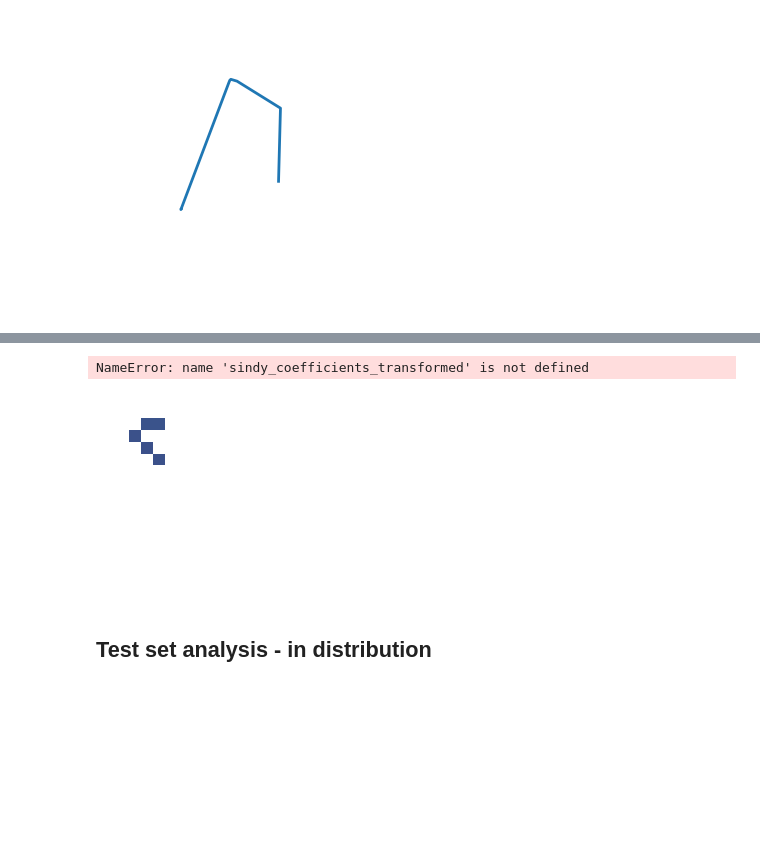
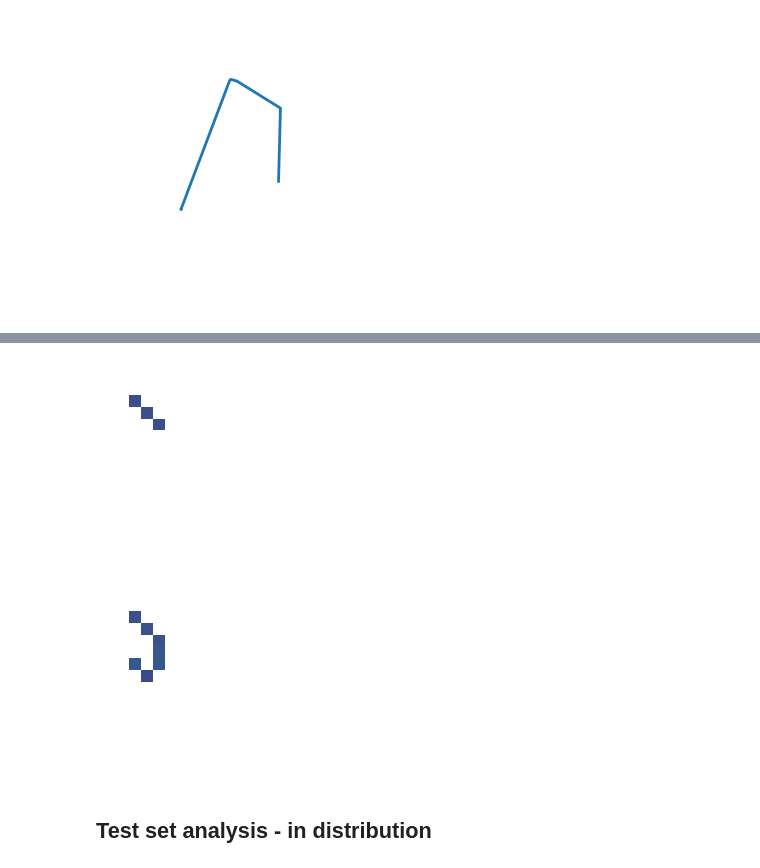
Before and after one commit to aygalic/SindyAutoencoders, a Jupyter notebook: examples/thomas/test_thomas.ipynb, the cells around one changed output, grey strips where cells are left out. Cells and saved outputs as stored; diff of their text form; code cells hidden in the pictures; blank space fills up the shorter version.

```diff
--- a/examples/thomas/test_thomas.ipynb
+++ b/examples/thomas/test_thomas.ipynb
@@ -34,7 +32,6 @@ data_path = os.getcwd() + '/'
 save_name = 'model1'
 
 
-save_name = 'lorenz_2023_03_27_01_14_27_446811'
 save_name = 'lorenz_2023_03_27_11_15_00_697287'  # this is a "working" model
 
 
@@ -53,14 +50,13 @@ for key in autoencoder_network.keys():
 # %% [markdown]
 ## Single trajectory plots
 # %%
-t = np.arange(0,20,.01)
-t = np.linspace(0, 500, 5000) # keeping it conscistent
+t = np.linspace(0, 500, 5000)
 
 
 z0 = np.array([[-8,7,27]])
 
-test_data = generate_thomas_data(z0, t, params['input_dim'], linear=False, normalization=np.array([1/40,1/40,1/40]))
-test_data = generate_thomas_data(z0, t, params['input_dim'], linear=False) #test
+#test_data = generate_thomas_data(z0, t, params['input_dim'], linear=False, normalization=np.array([1/40,1/40,1/40]))
+test_data = generate_thomas_data(z0, t, params['input_dim'], linear=False) # we don't really need normalization
 test_data['x'] = test_data['x'].reshape((-1,params['input_dim']))
 test_data['dx'] = test_data['dx'].reshape((-1,params['input_dim']))
 test_data['z'] = test_data['z'].reshape((-1,params['latent_dim']))
@@ -236,35 +188,35 @@ NameError: name 'z_sim' is not defined
 # %%
 Xi_plot = (params['coefficient_mask']*test_set_results['sindy_coefficients'])
 Xi_plot[Xi_plot==0] = np.inf
 plt.figure(figsize=(1,2))
 plt.imshow(Xi_plot, interpolation='none')
 plt.xticks([])
 plt.yticks([])
 plt.axis('off')
 plt.clim([-10,30])
 
-Xi_transformed_plot = np.copy(sindy_coefficients_transformed)
-Xi_transformed_plot[Xi_transformed_plot==0] = np.inf
-plt.figure(figsize=(1,2))
-plt.imshow(Xi_transformed_plot, interpolation='none')
-plt.xticks([])
-plt.yticks([])
-plt.axis('off')
-plt.clim([-10,30])
+#Xi_transformed_plot = np.copy(sindy_coefficients_transformed)
+#Xi_transformed_plot[Xi_transformed_plot==0] = np.inf
+#plt.figure(figsize=(1,2))
+#plt.imshow(Xi_transformed_plot, interpolation='none')
+#plt.xticks([])
+#plt.yticks([])
+#plt.axis('off')
+#plt.clim([-10,30])
 
 Xi_true_plot = np.copy(test_data['sindy_coefficients'])
 Xi_true_plot[Xi_true_plot==0] = np.inf
 Xi_true_plot[6,1] = -1.
 Xi_true_plot[5,2] = 1.
 plt.figure(figsize=(1,2))
 plt.imshow(Xi_true_plot, interpolation='none')
 plt.xticks([])
 plt.yticks([])
 plt.axis('off')
 plt.clim([-10,30])
 # %% [output]
-NameError: name 'sindy_coefficients_transformed' is not defined
-[figure, old version]
+[figure, new version]
+[figure, added]
 # %% [markdown]
 ## Test set analysis - in distribution
 # %%
```
Also changed, not shown: parts of 24 cells of this notebook, 11 other files.
